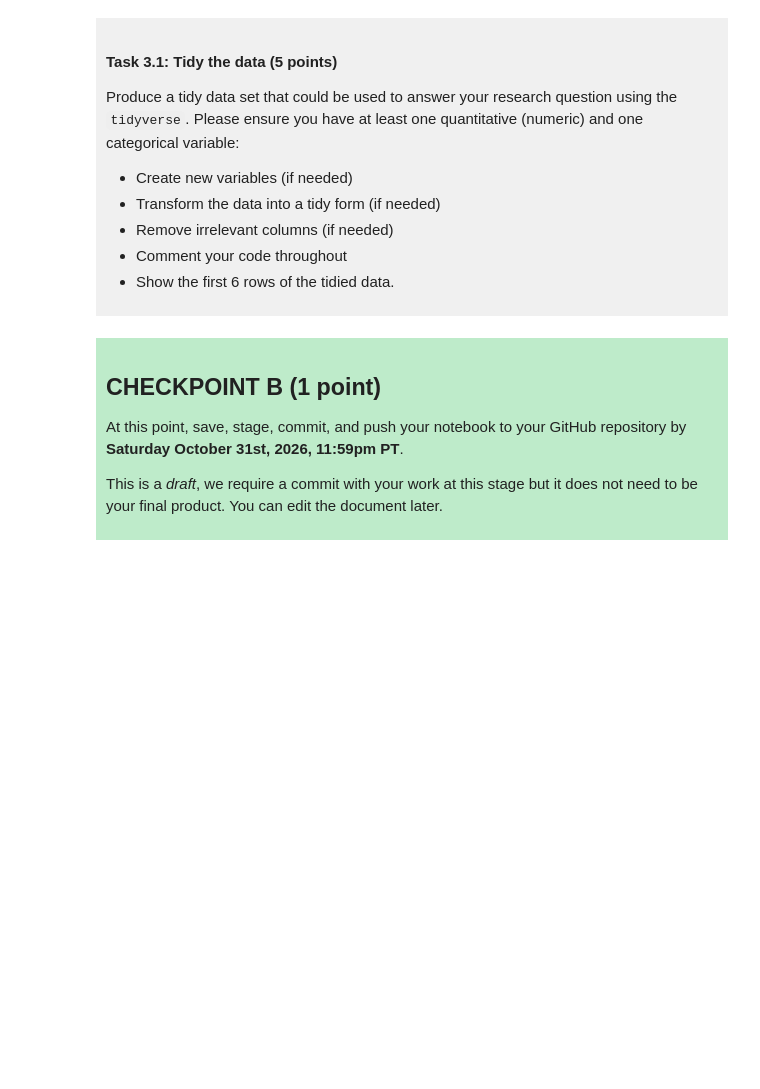
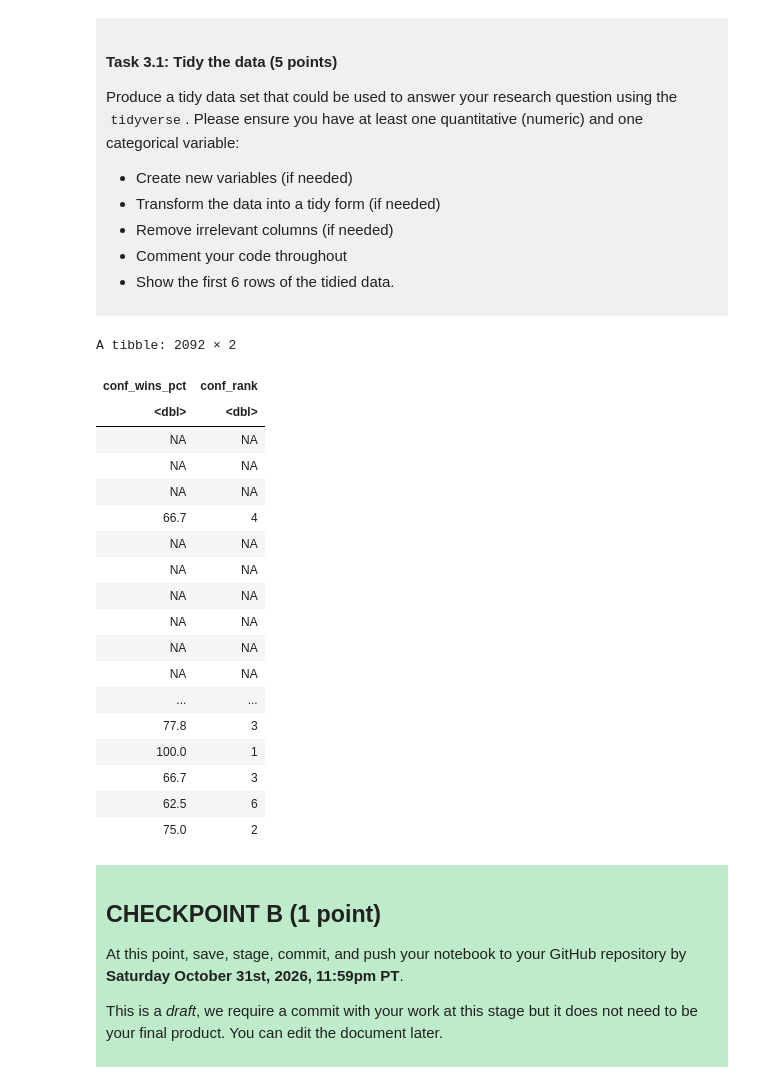
Before and after one commit to naomiyyu/dsci-100-project-naomi-yu, a Jupyter notebook: dsci-100-project-notebook.ipynb, the cells around one changed output. Cells and saved outputs as stored; diff of their text form; code cells hidden in the pictures; blank space fills up the shorter version.

```diff
--- a/dsci-100-project-notebook.ipynb
+++ b/dsci-100-project-notebook.ipynb
@@ -189,7 +209,29 @@ Produce a tidy data set that could be used to answer your research question usin
 
 </div>
 # %%
-### EDIT THIS CODE CELL ###
+basketball_tidy <- basketball |>
+    select(conf_wins_pct, conf_rank) #selects for the predictors (conf_wins_pct) and the response variable (conf_rank)
+basketball_tidy
+# %% [output]
+A tibble: 2092 × 2
+| conf_wins_pct | conf_rank |
+| <dbl> | <dbl> |
+| NA | NA |
+| NA | NA |
+| NA | NA |
+| 66.7 | 4 |
+| NA | NA |
+| NA | NA |
+| NA | NA |
+| NA | NA |
+| NA | NA |
+| NA | NA |
+| ... | ... |
+| 77.8 | 3 |
+| 100.0 | 1 |
+| 66.7 | 3 |
+| 62.5 | 6 |
+| 75.0 | 2 |
 # %% [markdown]
 <div style="background-color: #beebca; padding: 10px;">
 
```
Also changed, not shown: parts of 3 cells of this notebook.
